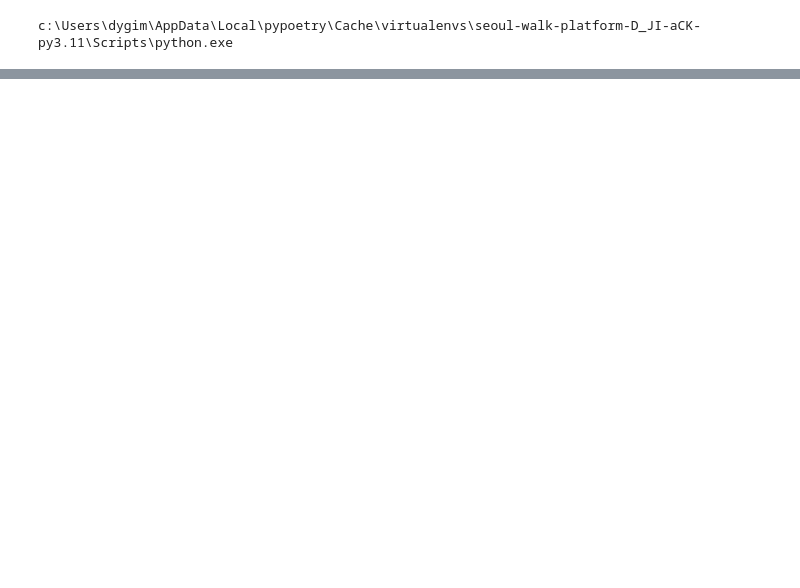
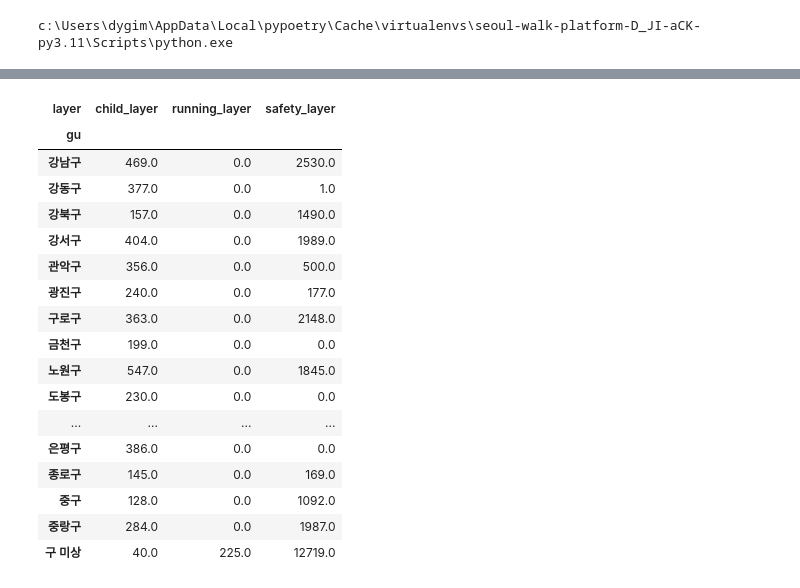
Before and after one commit to ChimaekMeeting/seoul-walk-platform, a Jupyter notebook: analysis/layer/layer_dashboard.ipynb, the cells around one changed output, grey strips where cells are left out. Cells and saved outputs as stored; diff of their text form; code cells hidden in the pictures; blank space fills up the shorter version.

```diff
--- a/analysis/layer/layer_dashboard.ipynb
+++ b/analysis/layer/layer_dashboard.ipynb
@@ -209,0 +244,68 @@ plt.show()
+# %%
+import re
+
+SEOUL_GU = {
+    "강남구", "강동구", "강북구", "강서구", "관악구",
+    "광진구", "구로구", "금천구", "노원구", "도봉구",
+    "동대문구", "동작구", "마포구", "서대문구", "서초구",
+    "성동구", "성북구", "송파구", "양천구", "영등포구",
+    "용산구", "은평구", "종로구", "중구", "중랑구",
+}
+
+def extract_gu(address):
+    if address is None:
+        return "구 미상"
+    match = re.search(r"([가-힣]+구)", str(address))
+    return match.group(1) if match and match.group(1) in SEOUL_GU else "구 미상"
+
+gu_queries = {
+    "child_layer": """
+        SELECT COALESCE(cr.properties->>'address', pr.properties->>'address') AS address
+        FROM child_layer cl
+        LEFT JOIN csv_raw cr ON cl.csv_raw_id = cr.id
+        LEFT JOIN public_raw pr ON cl.public_raw_id = pr.id
+    """,
+    "safety_layer": """
+        SELECT cr.properties->>'address' AS address
+        FROM safety_layer sl
+        LEFT JOIN csv_raw cr ON sl.csv_raw_id = cr.id
+    """,
+    "running_layer": """
+        SELECT cr.properties->>'address' AS address
+        FROM running_layer rl
+        LEFT JOIN csv_raw cr ON rl.csv_raw_id = cr.id
+    """,
+}
+
+gu_rows = []
+for layer, sql in gu_queries.items():
+    df = pd.read_sql(text(sql), engine)
+    df["gu"] = df["address"].map(extract_gu)
+    counts = df["gu"].value_counts().reset_index()
+    counts.columns = ["gu", "count"]
+    counts["layer"] = layer
+    gu_rows.append(counts)
+
+gu_dist = pd.concat(gu_rows, ignore_index=True)
+gu_pivot = gu_dist.pivot_table(index="gu", columns="layer", values="count", fill_value=0)
+gu_pivot = gu_pivot.reindex(sorted(gu_pivot.index, key=lambda g: (g == "구 미상", g)))
+gu_pivot
+# %% [output]
+| layer | child_layer | running_layer | safety_layer |
+| gu |  |  |  |
+| 강남구 | 469.0 | 0.0 | 2530.0 |
+| 강동구 | 377.0 | 0.0 | 1.0 |
+| 강북구 | 157.0 | 0.0 | 1490.0 |
+| 강서구 | 404.0 | 0.0 | 1989.0 |
+| 관악구 | 356.0 | 0.0 | 500.0 |
+| 광진구 | 240.0 | 0.0 | 177.0 |
+| 구로구 | 363.0 | 0.0 | 2148.0 |
+| 금천구 | 199.0 | 0.0 | 0.0 |
+| 노원구 | 547.0 | 0.0 | 1845.0 |
+| 도봉구 | 230.0 | 0.0 | 0.0 |
+| ... | ... | ... | ... |
+| 은평구 | 386.0 | 0.0 | 0.0 |
+| 종로구 | 145.0 | 0.0 | 169.0 |
+| 중구 | 128.0 | 0.0 | 1092.0 |
+| 중랑구 | 284.0 | 0.0 | 1987.0 |
+| 구 미상 | 40.0 | 225.0 | 12719.0 |
```
Also changed, not shown: parts of 19 cells of this notebook, 9 other files.
